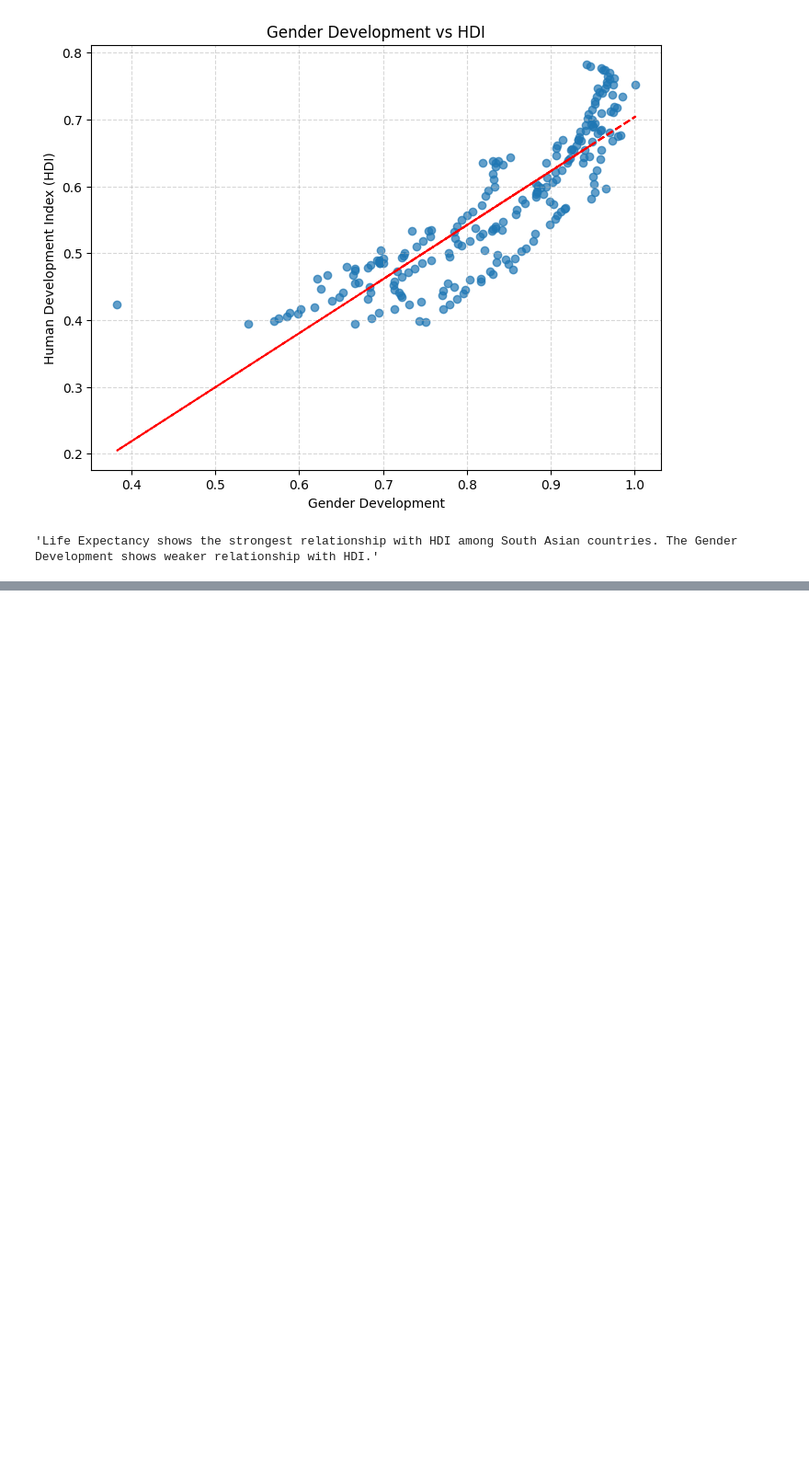
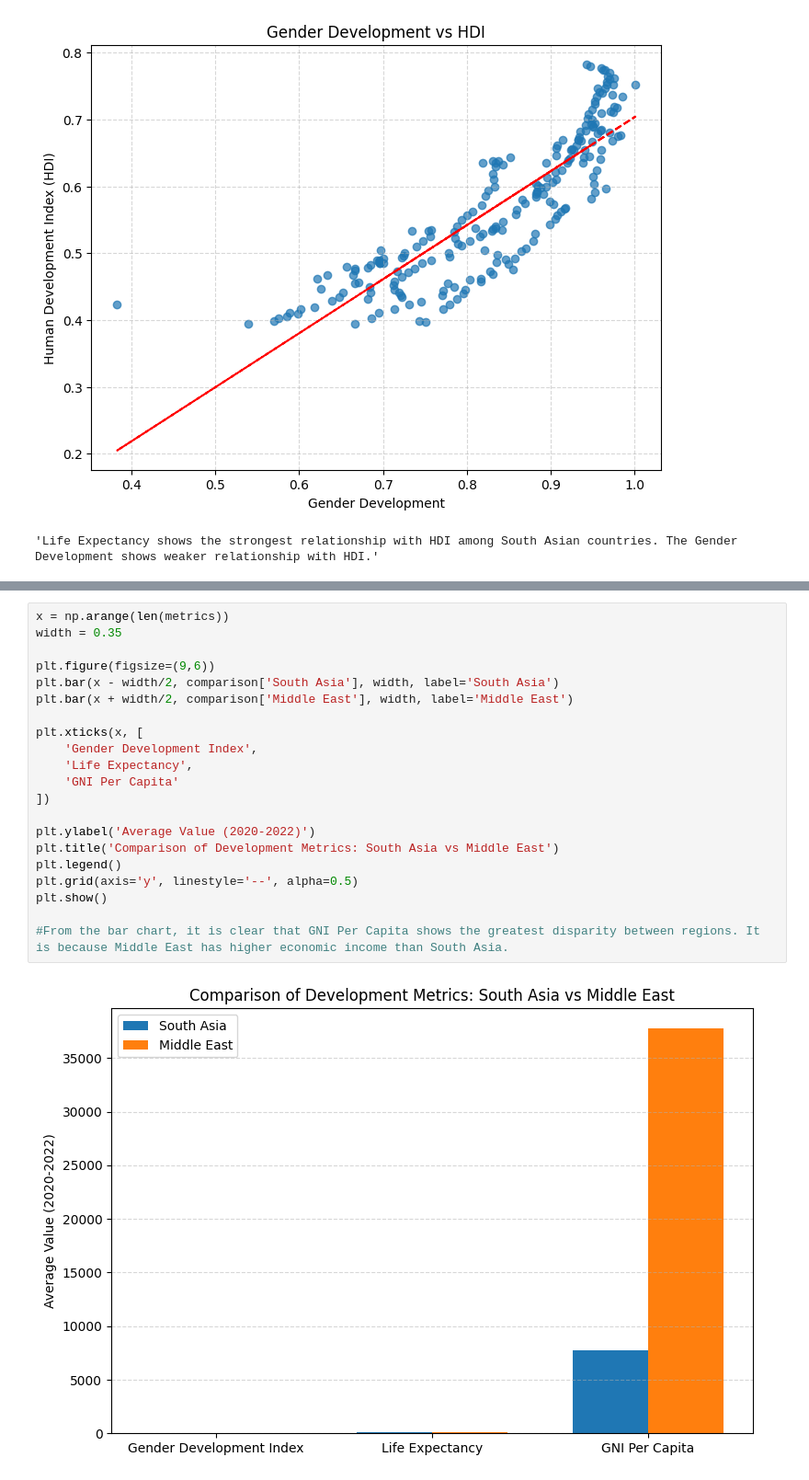
Before and after one commit to Rohit0562-hub/2513246_RohitJoshi, a Jupyter notebook: 2513246_RohitJoshi.ipynb, the cells around one changed output, grey strips where cells are left out. Shown at 92% size. Drawn from its saved outputs; the diff is of its cells as text; blank space fills up the shorter version.

```diff
--- a/2513246_RohitJoshi.ipynb
+++ b/2513246_RohitJoshi.ipynb
@@ -800,0 +882,23 @@ plt.show()
+# %%
+x = np.arange(len(metrics))
+width = 0.35
+
+plt.figure(figsize=(9,6))
+plt.bar(x - width/2, comparison['South Asia'], width, label='South Asia')
+plt.bar(x + width/2, comparison['Middle East'], width, label='Middle East')
+
+plt.xticks(x, [
+    'Gender Development Index',
+    'Life Expectancy',
+    'GNI Per Capita'
+])
+
+plt.ylabel('Average Value (2020-2022)')
+plt.title('Comparison of Development Metrics: South Asia vs Middle East')
+plt.legend()
+plt.grid(axis='y', linestyle='--', alpha=0.5)
+plt.show()
+
+#From the bar chart, it is clear that GNI Per Capita shows the greatest disparity between regions. It is because Middle East has higher economic income than South Asia.
+# %% [output]
+[figure, added]
```
Also changed, not shown: parts of 26 cells of this notebook.
